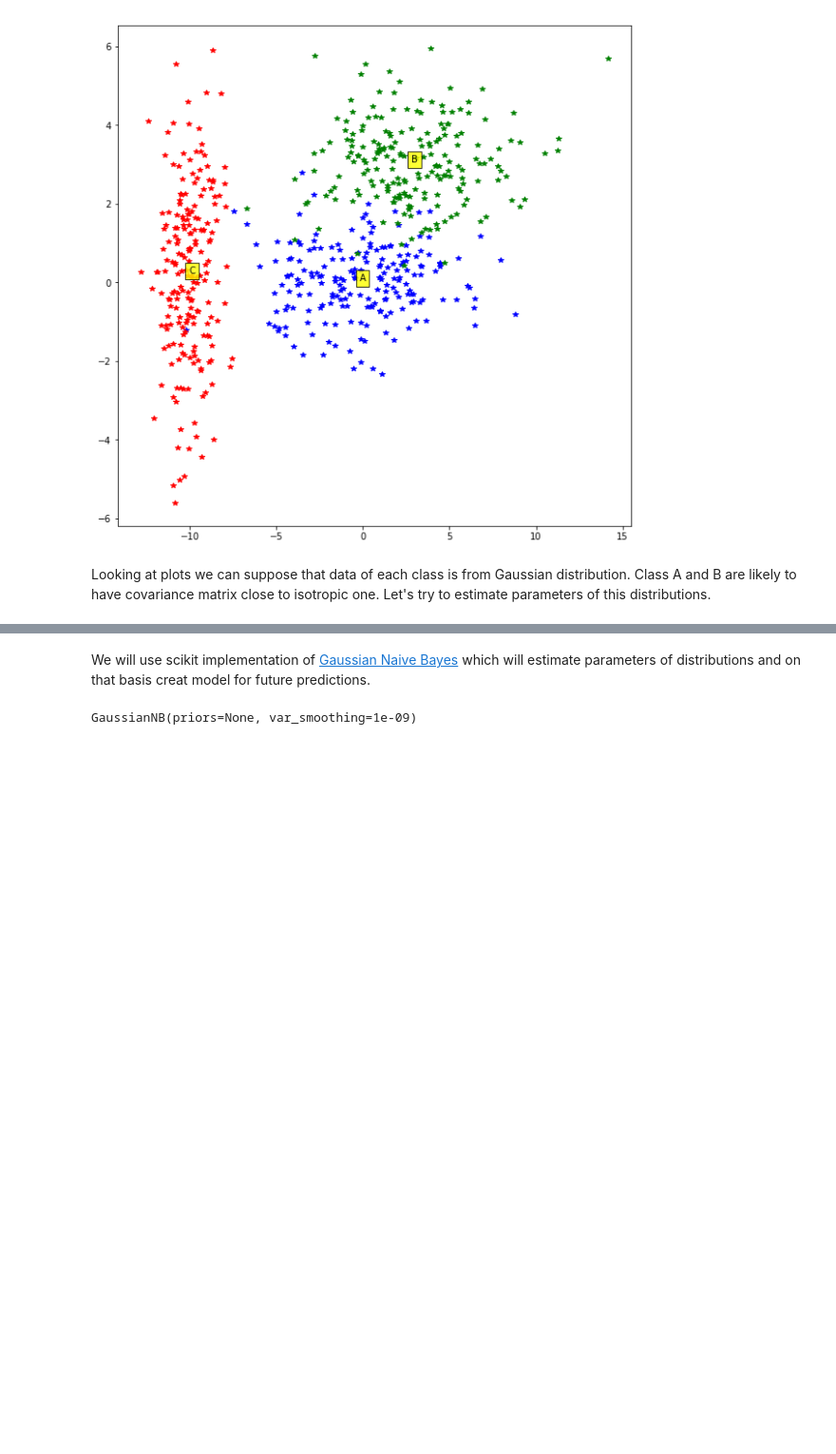
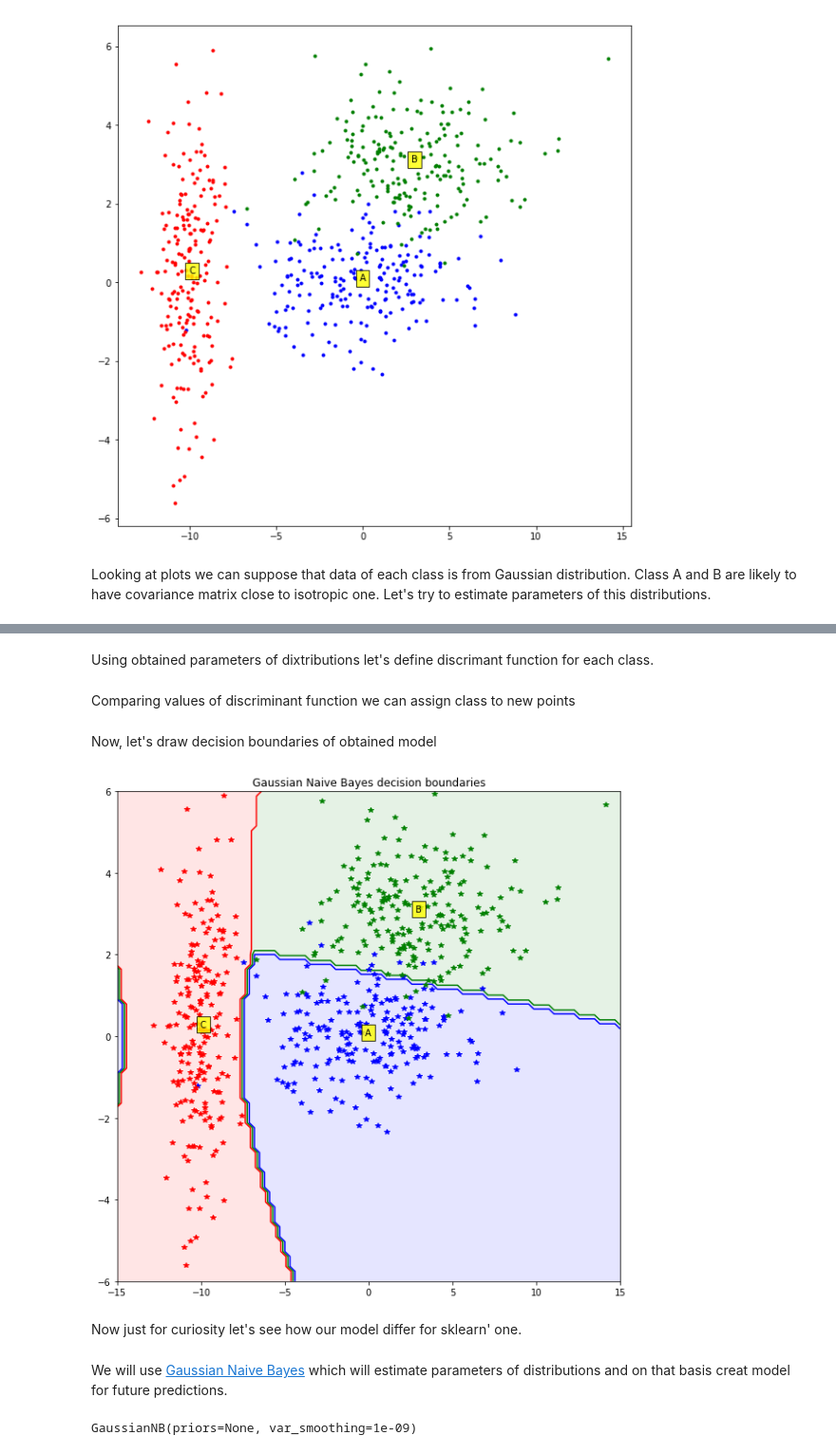
Before and after one commit to oganesManasian/Image-analysis-and-pattern-recognition, a Jupyter notebook: labs/lab_03_classification.ipynb, the cells around one changed output, grey strips where cells are left out. Shown at 95% size. Drawn from its saved outputs; the diff is of its cells as text; code cells hidden in the pictures; blank space fills up the shorter version.

Commit message:
Implemented own Naive Bayes in task 1.1

```diff
--- a/labs/lab_03_classification.ipynb
+++ b/labs/lab_03_classification.ipynb
@@ -61,7 +61,7 @@ plt.figure(figsize=(10, 10))
 colors = ('blue','green','red')
 titles = ["A", "B", "C"]
 for title, class_points, color in zip(titles, [a_xy, b_xy, c_xy], colors):
-    plt.plot(class_points[0], class_points[1], "*", color=color)
+    plt.plot(class_points[0], class_points[1], ".", color=color)
     plt.text(x=np.mean(class_points[0]), y = np.mean(class_points[1]), s=title, bbox=dict(facecolor='yellow', alpha=0.8))
 
 plt.show()
@@ -69,3 +69,12 @@ plt.show()
 [figure]
 # %% [markdown]
 Looking at plots we can suppose that data of each class is from Gaussian distribution. Class A and B are likely to have covariance matrix close to isotropic one. Let's try to estimate parameters of this distributions.
+# %%
+titles = ["A", "B", "C"]
+class_mean = []
+class_cov = []
+
+for title, class_points in zip(titles, [a, b, c]):
+    class_mean.append(np.mean(class_points, axis=0))
+    class_cov.append(np.cov(class_points.T))
+    print(f"Class {title}:\n mean: {class_mean[-1]},\n variance:\n {class_cov[-1]}")
@@ -72,7 +108,49 @@ Looking at plots we can suppose that data of each class is from Gaussian distrib
+# %% [markdown]
+Using obtained parameters of dixtributions let's define discrimant function for each class.
+# %%
+def discriminant_func(x, mean, cov):
+    return -1/2 * np.matmul(np.matmul((x - mean), np.linalg.inv(cov)), (x - mean)) + \
+            np.log(1/np.sqrt((2 * np.pi)**(len(x))) / np.sqrt(np.linalg.det(cov)))
+# %% [markdown]
+Comparing values of discriminant function we can assign class to new points
+# %%
+def predict(x, class_mean, class_cov, labels):
+    discriminant_values = [discriminant_func(x, mean, cov) for (mean, cov) in zip(class_mean, class_cov)]
+    return labels[np.argmax(discriminant_values)]
+# %% [markdown]
+Now, let's draw decision boundaries of obtained model
+# %%
+N = 100
+X = np.linspace(-15, 15, N)
+Y = np.linspace(-6, 6, N)
+X, Y = np.meshgrid(X, Y)
+
+fig = plt.figure(figsize = (10,10))
+ax = fig.gca()
+
+predictions = np.array([predict(x, class_mean, class_cov, [0, 1, 2])
+                        for x in zip(np.ravel(X), np.ravel(Y))]).reshape(X.shape)
+
+#Plot the filled and boundary contours
+ax.contourf(X, Y, predictions, 2, alpha = .1, colors=colors)
+ax.contour(X, Y, predictions, 2, alpha = 1, colors=colors)
+
+# Add axis and title
+ax.set_title('Gaussian Naive Bayes decision boundaries')
+for title, class_points, color in zip(titles, [a_xy, b_xy, c_xy], colors):
+    ax.plot(class_points[0], class_points[1], "*", color=color)
+    ax.text(x=np.mean(class_points[0]), y = np.mean(class_points[1]), s=title, bbox=dict(facecolor='yellow', alpha=0.8))
+
+plt.show()
+# %% [output]
+[figure, added]
+# %% [markdown]
+Now just
+for curiosity let's see how our model differ for sklearn' one.
 # %%
 from sklearn.naive_bayes import GaussianNB
 # %% [markdown]
-We will use scikit implementation of [Gaussian Naive Bayes](https://scikit-learn.org/stable/modules/generated/sklearn.naive_bayes.GaussianNB.html) which will estimate parameters of distributions and on that basis creat model for future predictions.
+We will use [Gaussian Naive Bayes](https://scikit-learn.org/stable/modules/generated/sklearn.naive_bayes.GaussianNB.html) which will estimate parameters of distributions and on that basis creat model for future predictions.
 # %%
 data = np.vstack((a, b, c))
 labels = [0] * len(a) + [1] * len(b) + [2] * len(c)
```
Also changed, not shown: parts of 10 cells of this notebook.
